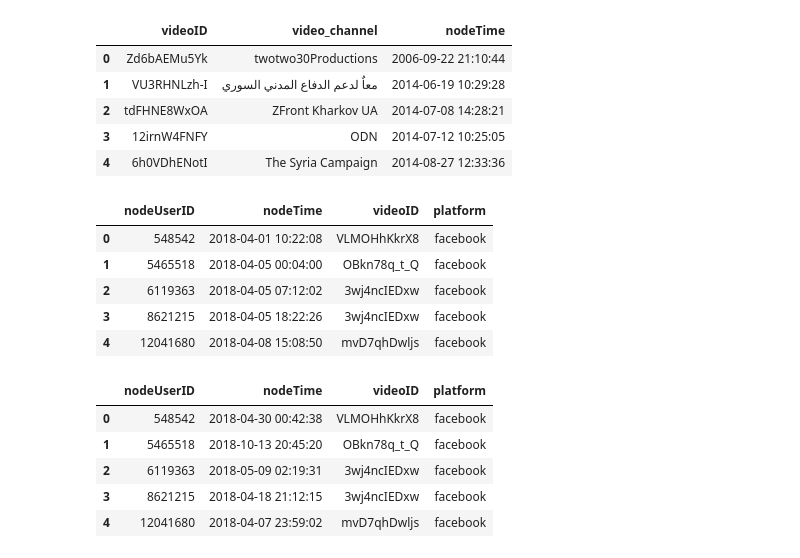
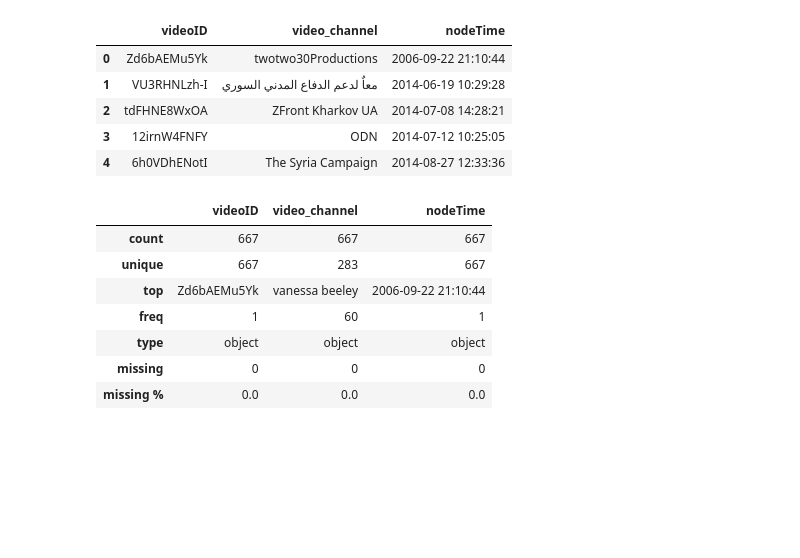
Before and after one commit to yadderace/ai-labs, a Jupyter notebook: network-science/assignments/assignment2/assignment2.ipynb, the cells around one changed output. Saved outputs shown, nothing was run; the diff lists cells and outputs as text; code cells hidden in the pictures; blank space fills up the shorter version.

```diff
--- a/network-science/assignments/assignment2/assignment2.ipynb
+++ b/network-science/assignments/assignment2/assignment2.ipynb
@@ -116,23 +222,3 @@ dfYoutube.head()
 | 2 | tdFHNE8WxOA | ZFront Kharkov UA | 2014-07-08 14:28:21 |
 | 3 | 12irnW4FNFY | ODN | 2014-07-12 10:25:05 |
 | 4 | 6h0VDhENotI | The Syria Campaign | 2014-08-27 12:33:36 |
-# %%
-dfCombined = combine_data(dataframes_list = [dfFacebook, dfReddit, dfTwitter])
-dfCombined.head()
-# %% [output]
-|  | nodeUserID | nodeTime | videoID | platform |
-| 0 | 548542 | 2018-04-01 10:22:08 | VLMOHhKkrX8 | facebook |
-| 1 | 5465518 | 2018-04-05 00:04:00 | OBkn78q_t_Q | facebook |
-| 2 | 6119363 | 2018-04-05 07:12:02 | 3wj4ncIEDxw | facebook |
-| 3 | 8621215 | 2018-04-05 18:22:26 | 3wj4ncIEDxw | facebook |
-| 4 | 12041680 | 2018-04-08 15:08:50 | mvD7qhDwljs | facebook |
-# %%
-dfCombined = shuffle_time(dfCombined, random_state=42)
-dfCombined.head()
-# %% [output]
-|  | nodeUserID | nodeTime | videoID | platform |
-| 0 | 548542 | 2018-04-30 00:42:38 | VLMOHhKkrX8 | facebook |
-| 1 | 5465518 | 2018-10-13 20:45:20 | OBkn78q_t_Q | facebook |
-| 2 | 6119363 | 2018-05-09 02:19:31 | 3wj4ncIEDxw | facebook |
-| 3 | 8621215 | 2018-04-18 21:12:15 | 3wj4ncIEDxw | facebook |
-| 4 | 12041680 | 2018-04-07 23:59:02 | mvD7qhDwljs | facebook |
@@ -142,0 +225,20 @@ nx.write_gexf(G_combined, 'social_data.gexf')
+# %%
+# Getting some information of the datasets
+dfDescribeVideos =dfYoutube.describe(include='all')
+dfDescribeVideos = pd.concat([dfDescribeVideos,
+    pd.DataFrame({
+        'type': dfYoutube.dtypes,
+        'missing': dfYoutube.isnull().sum(),
+        'missing %': (dfYoutube.isnull().mean() * 100).round(2)
+    }).T
+])
+dfDescribeVideos
+# %% [output]
+|  | videoID | video_channel | nodeTime |
+| count | 667 | 667 | 667 |
+| unique | 667 | 283 | 667 |
+| top | Zd6bAEMu5Yk | vanessa beeley | 2006-09-22 21:10:44 |
+| freq | 1 | 60 | 1 |
+| type | object | object | object |
+| missing | 0 | 0 | 0 |
+| missing % | 0.0 | 0.0 | 0.0 |
```
Also changed, not shown: parts of 52 cells of this notebook, 11 other files.
